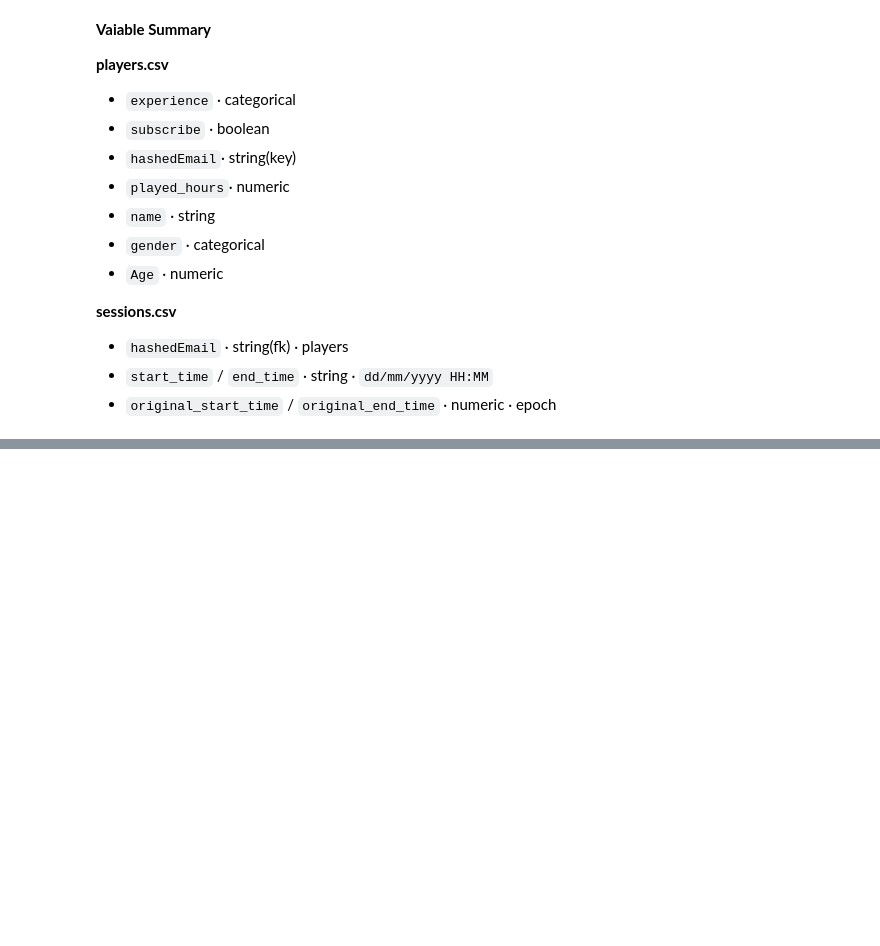
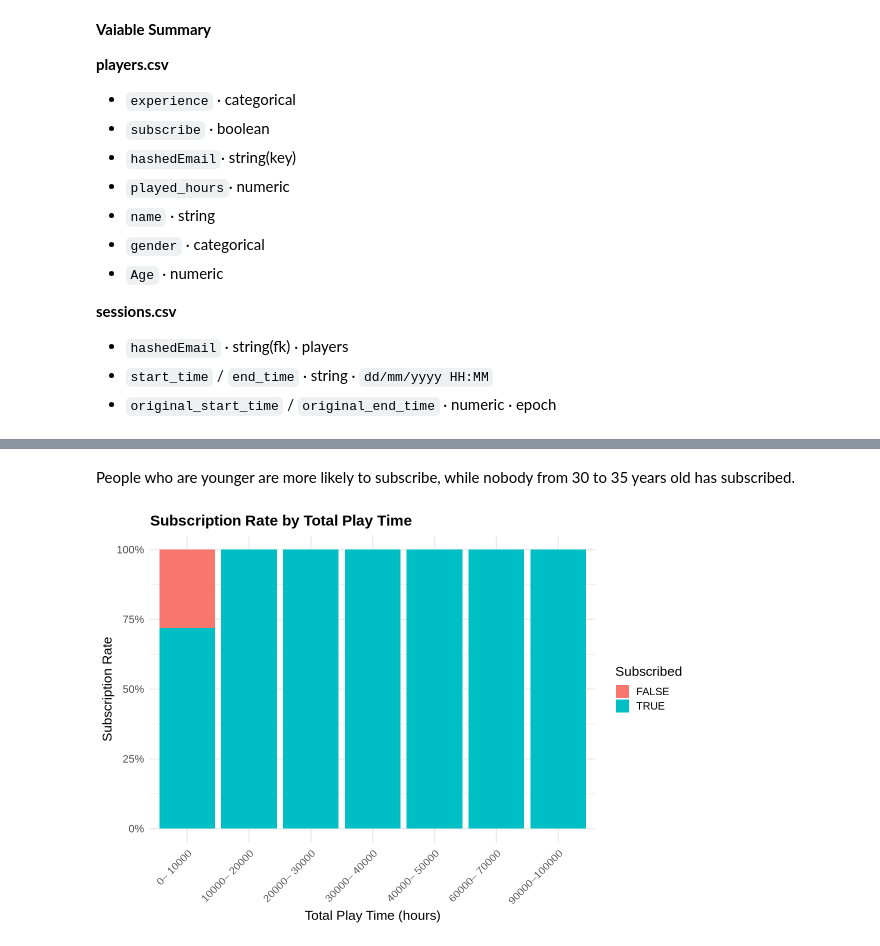
Before and after one commit to sylverus19-cloud/individualplanning, a Jupyter notebook: individual_planning.ipynb, the cells around one changed output, grey strips where cells are left out. Drawn from its saved outputs; the diff is of its cells as text; code cells hidden in the pictures; blank space fills up the shorter version.

```diff
--- a/individual_planning.ipynb
+++ b/individual_planning.ipynb
@@ -29,0 +121,32 @@ Can basic play behaviour statistics (e.g., total sessions, average session lengt
+# %% [markdown]
+People who are younger are more likely to subscribe, while nobody from 30 to 35 years old has subscribed.
+# %%
+options(repr.plot.width = 10, repr.plot.height = 7)
+p_playtime <- player_data_clean |>
+  filter(!is.na(total_play_time), !is.na(subscribe), total_play_time >= 0) |>
+  mutate(
+    playtime_group = cut(
+      total_play_time,
+      breaks = seq(0, max(total_play_time, na.rm = TRUE), by = 10000),
+      include.lowest = TRUE,
+      labels = paste0(
+        format(seq(0, max(total_play_time, na.rm = TRUE) - 10000, by = 10000)),
+        "–",
+        format(seq(10000, max(total_play_time, na.rm = TRUE), by = 10000))))) |>
+  filter(!is.na(playtime_group)) |>
+  ggplot(aes(x = playtime_group, fill = subscribe)) +
+  geom_bar(position = "fill") +
+  scale_y_continuous(labels = scales::percent) +
+  labs(
+    title = "Subscription Rate by Total Play Time",
+    x = "Total Play Time (hours)",
+    y = "Subscription Rate",
+    fill = "Subscribed") +
+  theme_minimal(base_size = 16) +
+  theme(
+    axis.text.x = element_text(angle = 45, hjust = 1),
+    plot.title = element_text(face = "bold", size = 18))
+
+p_playtime
+# %% [output]
+[figure, added]
```
Also changed, not shown: parts of 11 cells of this notebook.
